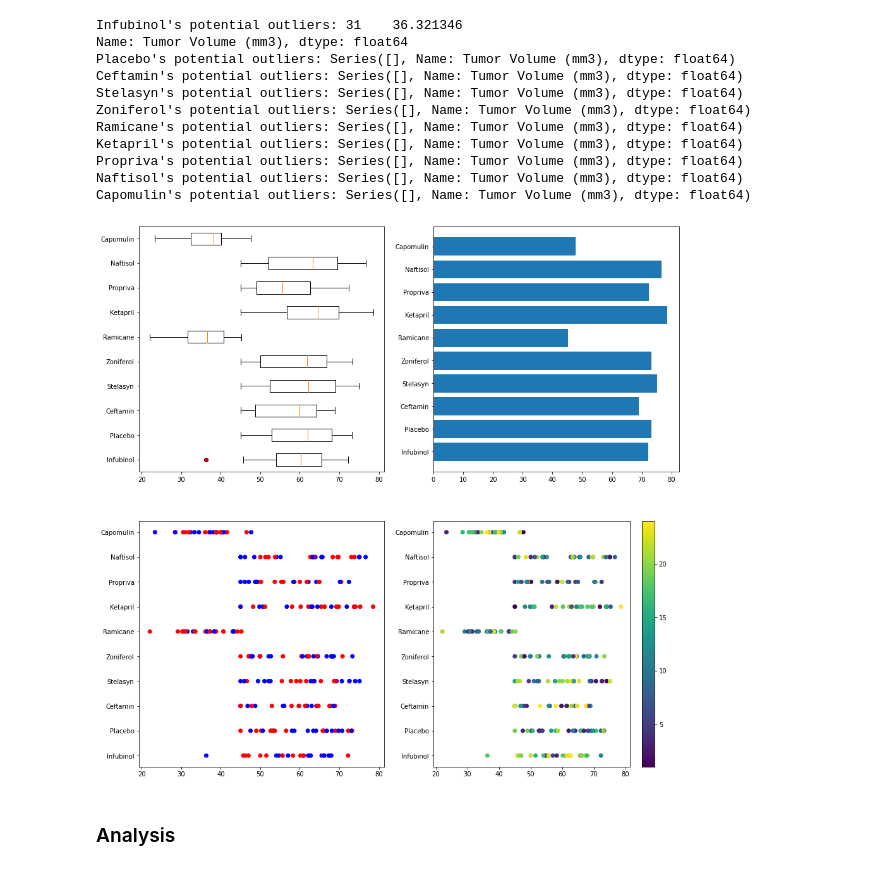
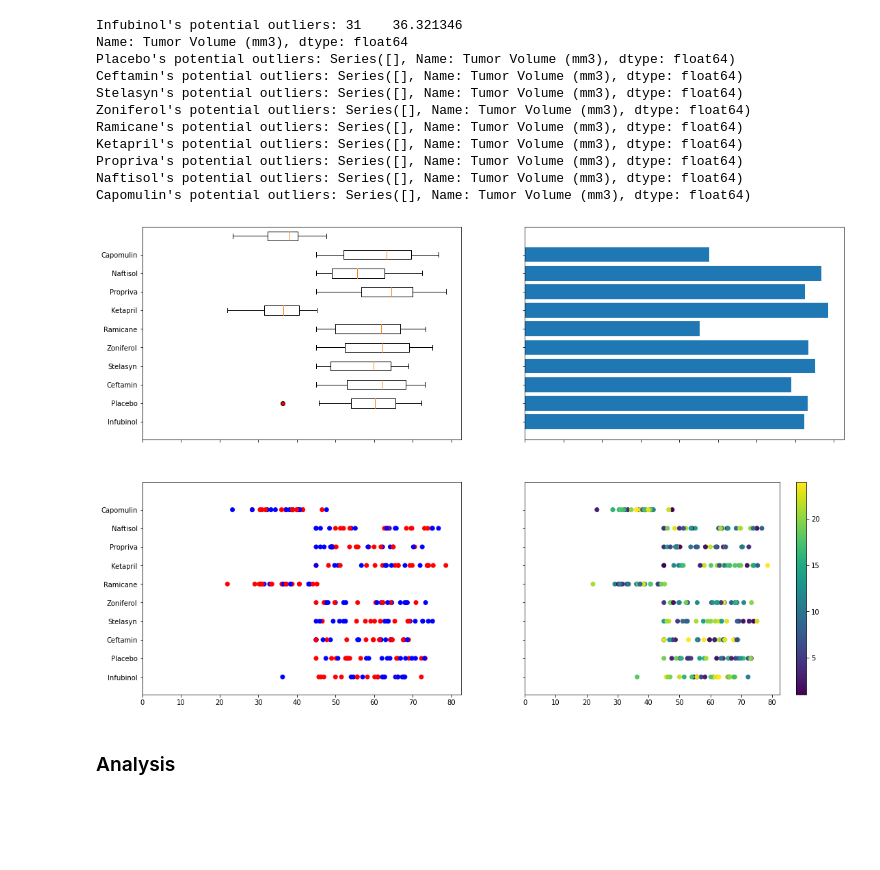
Before and after one commit to BrightTsevi/Netflix_BootCamp, a Jupyter notebook: 02-Assignments/03-Matplotlib/02-Making_Matplotlib_Magic/Unsolved/Pymaceuticals_Skill_Drill_Day1.ipynb, the cells around one changed output. Drawn from its saved outputs; the diff is of its cells as text; code cells hidden in the pictures; blank space fills up the shorter version.

```diff
--- a/02-Assignments/03-Matplotlib/02-Making_Matplotlib_Magic/Unsolved/Pymaceuticals_Skill_Drill_Day1.ipynb
+++ b/02-Assignments/03-Matplotlib/02-Making_Matplotlib_Magic/Unsolved/Pymaceuticals_Skill_Drill_Day1.ipynb
@@ -190,29 +190,23 @@ Propriva's potential outliers: Series([], Name: Tumor Volume (mm3), dtype: float
 Naftisol's potential outliers: Series([], Name: Tumor Volume (mm3), dtype: float64)
 Capomulin's potential outliers: Series([], Name: Tumor Volume (mm3), dtype: float64)
 # %%
-plt.subplots(nrows=2, ncols=2,sharex=True, sharey=True, figsize=(5, 5))
-plt.subplot(2, 2, 1)
-plt.boxplot(tumor_vol_list,labels=treatment_list, vert=False,flierprops=red_circle)
+fig, axs = plt.subplots(2,2,sharex=True, sharey=True)
+axs[0, 0].boxplot(tumor_vol_list,labels=treatment_list, vert=False,flierprops=red_circle)
+
+axs[0, 1].barh(treatment_list, max_tumor_sizes)
 
 
-plt.subplot(2, 2, 2)
-plt.barh(treatment_list, max_tumor_sizes)
+colors = {'Male':'red', 'Female':'blue'}
+axs[1, 0].scatter(merged_data['Tumor Volume (mm3)'],merged_data['Drug Regimen'],c=merged_data['Sex'].map(colors))
 
 
-plt.subplot(2, 2, 3)
-colors = {'Male':'red', 'Female':'blue'}
-plt.scatter(merged_data['Tumor Volume (mm3)'],merged_data['Drug Regimen'],c=merged_data['Sex'].map(colors))
-
-
-plt.subplot(2, 2, 4)
-plt.scatter(merged_data['Tumor Volume (mm3)'],merged_data['Drug Regimen'],c=merged_data['Age_months'], cmap='viridis')
-plt.colorbar()
+c = axs[1,1].scatter(merged_data['Tumor Volume (mm3)'],merged_data['Drug Regimen'],c=merged_data['Age_months'], cmap='viridis')
+fig.colorbar(c , ax=axs[1,1])
 plt.subplots_adjust(top=2.5,right=2.5)
-# plt.ylabel('Drug Regimen')
 
 plt.show()
 # %% [output]
-[figure, old version]
+[figure, new version]
 # %% [markdown]
 ### Analysis
 # %% [markdown]
```
